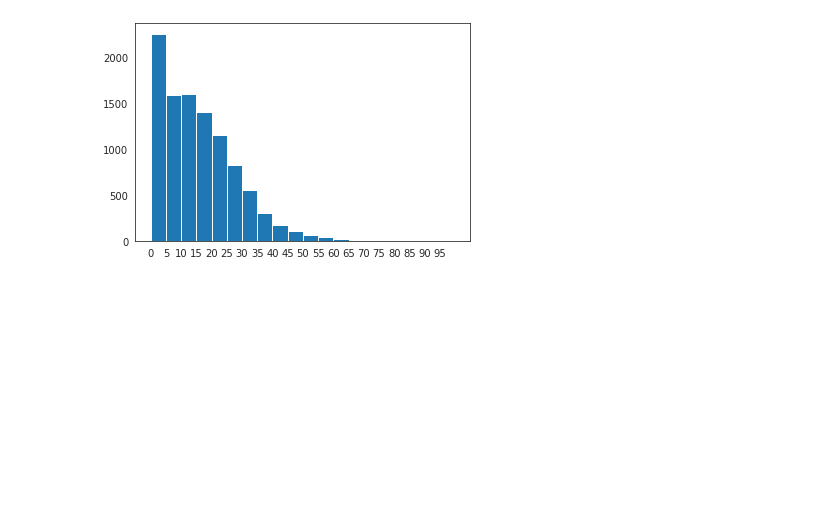
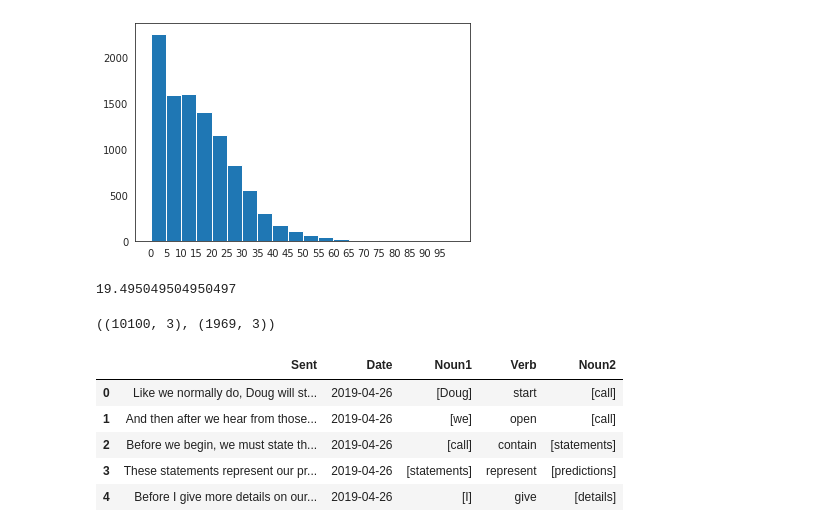
Before and after one commit to michaelmml/NLP-Information-Extraction, a Jupyter notebook: CompanyTranscript.ipynb, the cells around one changed output. Drawn from its saved outputs; the diff is of its cells as text; code cells hidden in the pictures; blank space fills up the shorter version.

```diff
--- a/CompanyTranscript.ipynb
+++ b/CompanyTranscript.ipynb
@@ -983,0 +1027,17 @@ plt.xticks(np.arange(0,100,5));
+# %%
+# Create a df containing sentence and its output for rule 1
+row_list = []
+
+for i in range(len(df2)):
+
+    sent = df2.loc[i,'Sent']
+    date = df2.loc[i,'Date']
+    output = rule1(sent)
+    dict1 = {'Date':date, 'Sent':sent, 'Output':output}
+    row_list.append(dict1)
+
+df_rule1 = pd.DataFrame(row_list)
+
+output_per(df_rule1,'Output')
+# %% [output]
+19.495049504950497
@@ -983,0 +1056,4 @@ plt.xticks(np.arange(0,100,5));
+# %%
+df_rule1.shape, df_show.shape
+# %% [output]
+((10100, 3), (1969, 3))
@@ -983,0 +1097,9 @@ plt.xticks(np.arange(0,100,5));
+# %%
+df_sep.head()
+# %% [output]
+|  | Sent | Date | Noun1 | Verb | Noun2 |
+| 0 | Like we normally do, Doug will st... | 2019-04-26 | [Doug] | start | [call] |
+| 1 | And then after we hear from those... | 2019-04-26 | [we] | open | [call] |
+| 2 | Before we begin, we must state th... | 2019-04-26 | [call] | contain | [statements] |
+| 3 | These statements represent our pr... | 2019-04-26 | [statements] | represent | [predictions] |
+| 4 | Before I give more details on our... | 2019-04-26 | [I] | give | [details] |
```
Also changed, not shown: parts of 7 cells of this notebook.
